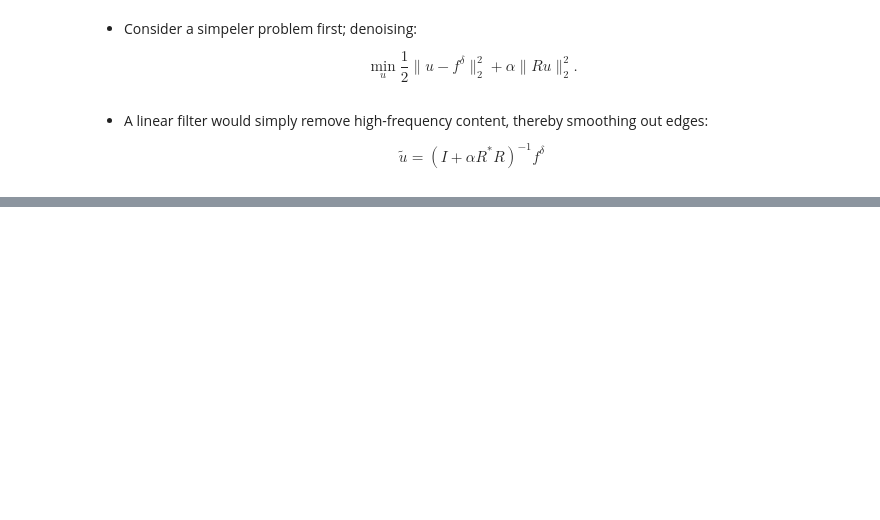
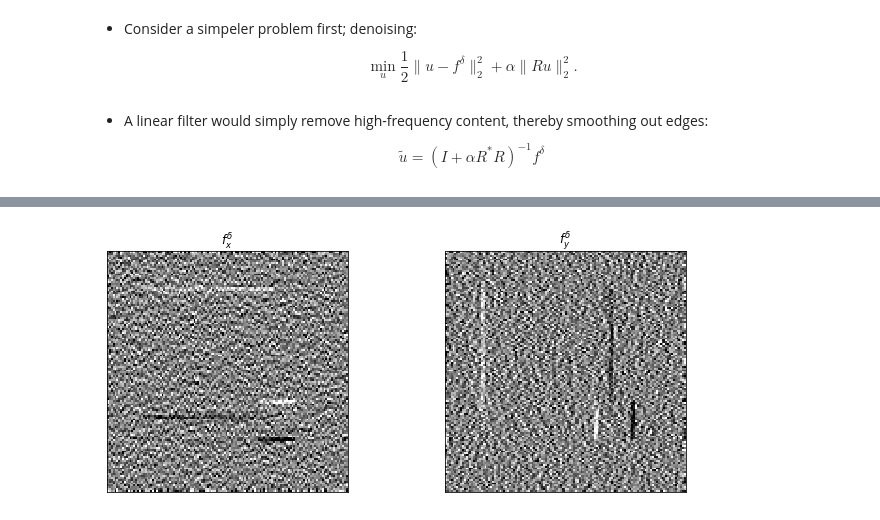
Before and after one commit to TristanvanLeeuwen/Summerschool, a Jupyter notebook: Presentation.ipynb, the cells around one changed output, grey strips where cells are left out. Cells and saved outputs as stored; diff of their text form; code cells hidden in the pictures; blank space fills up the shorter version.

```diff
--- a/Presentation.ipynb
+++ b/Presentation.ipynb
@@ -301,0 +343,19 @@ $$\min_u \frac{1}{2}\|u - f^\delta\|_2^2 + \alpha \|Ru\|_1^2.$$
+# %%
+# make image
+n = 128
+u = np.zeros((n,n))
+u[20:88, 20:88] = .5
+u[80:100, 80:100] = 1
+
+# add noise
+delta = 1e-1
+f_delta = random_noise(u, var = delta, clip=False)
+
+# gradient
+fx = np.gradient(f_delta, axis=0)
+fy = np.gradient(f_delta, axis=1)
+
+# plot
+plot_images([fx, fy], [r'$f^\delta_x$',r'$f^\delta_y$'], fname='gradients_noise.png', scale=[-.5,.5])
+# %% [output]
+[figure, added]
```
Also changed, not shown: parts of 17 cells of this notebook, 6 other files.
